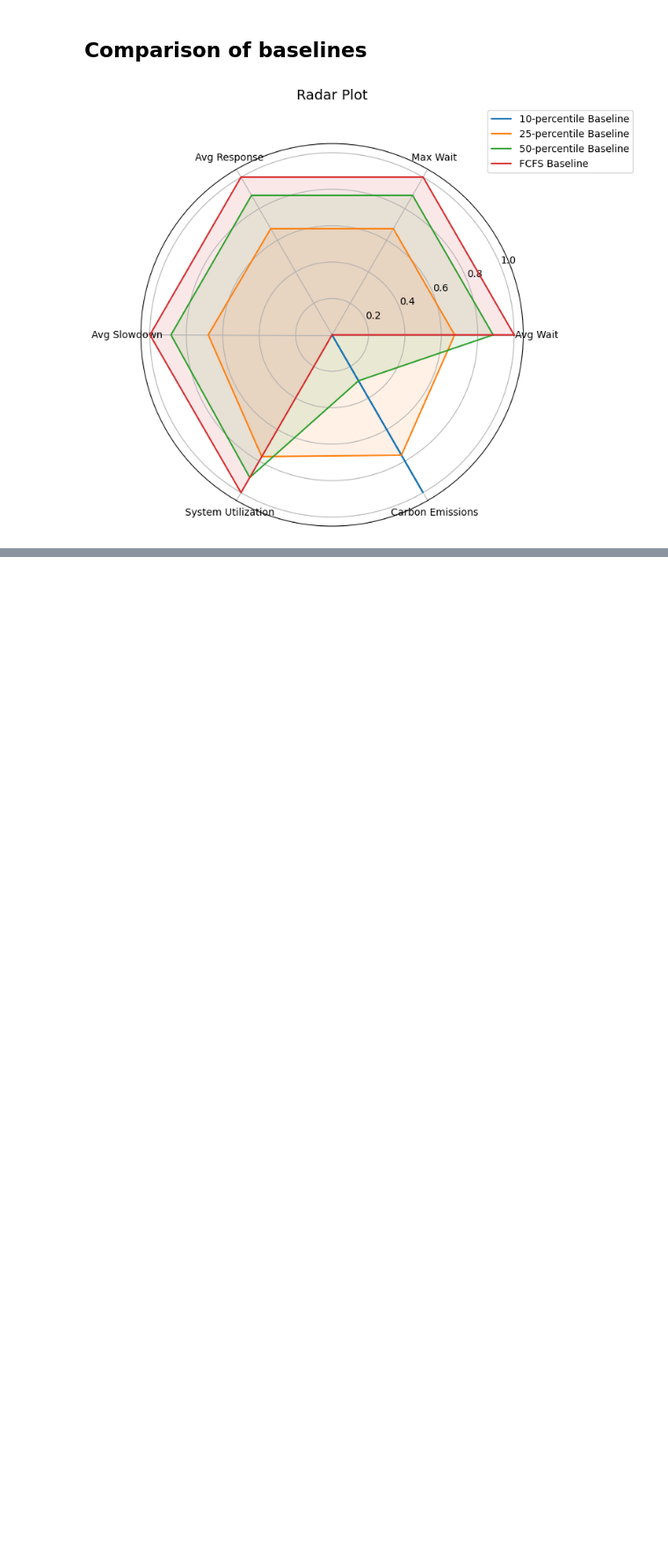
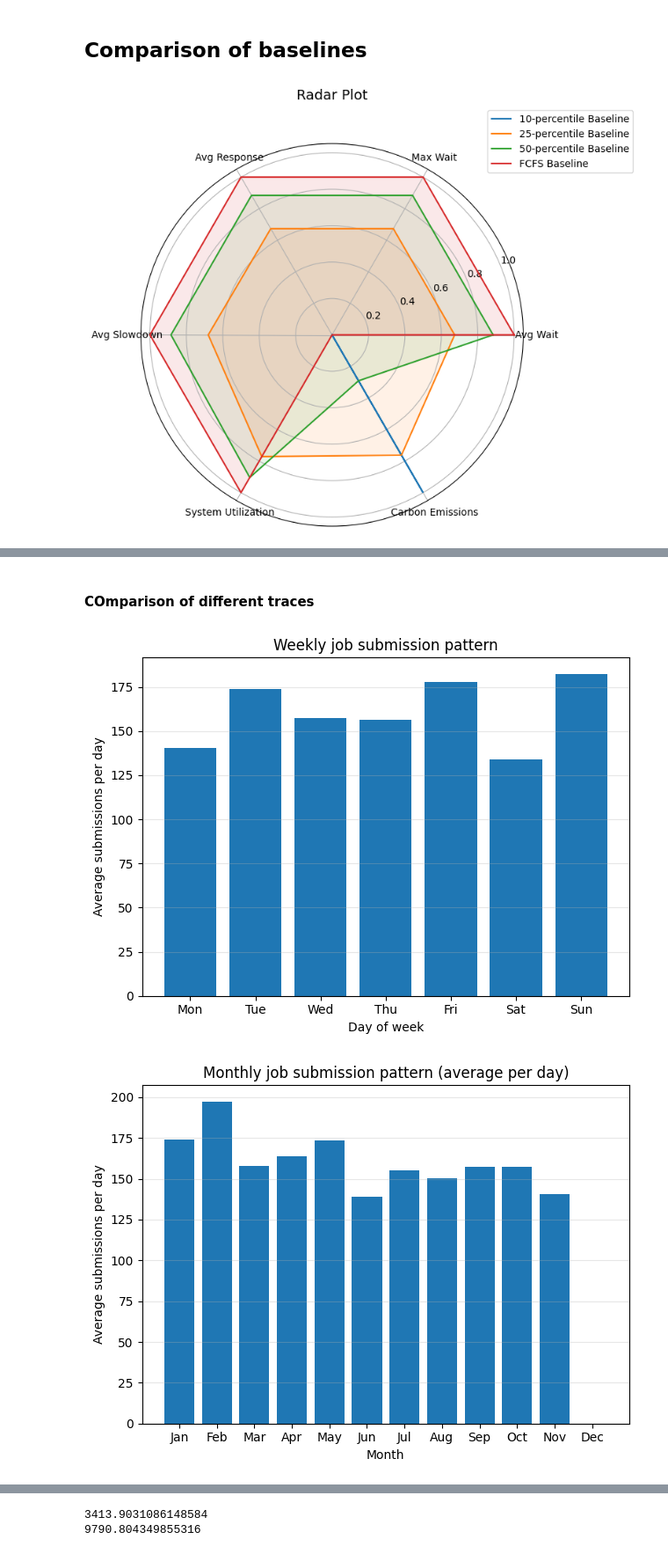
Before and after one commit to dadyownes15/green-hpc-scheduler, a Jupyter notebook: figures.ipynb, the cells around one changed output, grey strips where cells are left out. Shown at 88% size. Saved outputs shown, nothing was run; the diff lists cells and outputs as text; code cells hidden in the pictures; blank space fills up the shorter version.

```diff
--- a/figures.ipynb
+++ b/figures.ipynb
@@ -86,0 +232,13 @@ plot_scheduler_radar(data)
+# %% [markdown]
+#### COmparison of different traces
+# %%
+## Non convergent dataset:
+WORKLOAD_PATH_BAD = "./data/workloads/workload.swf 15-27-56-414.swf"
+df_bad = create_job_df(path=WORKLOAD_PATH_BAD)
+
+plot_workload_patterns(df_bad)
+print(df['requested_runtime'].mean())
+print(df_bad["requested_runtime"].mean())
+# %% [output]
+[figure, added]
+[figure, added]
@@ -86,0 +248,2 @@ plot_scheduler_radar(data)
+3413.9031086148584
+9790.804349855316
```
Also changed, not shown: parts of 7 cells of this notebook, 31 other files.
